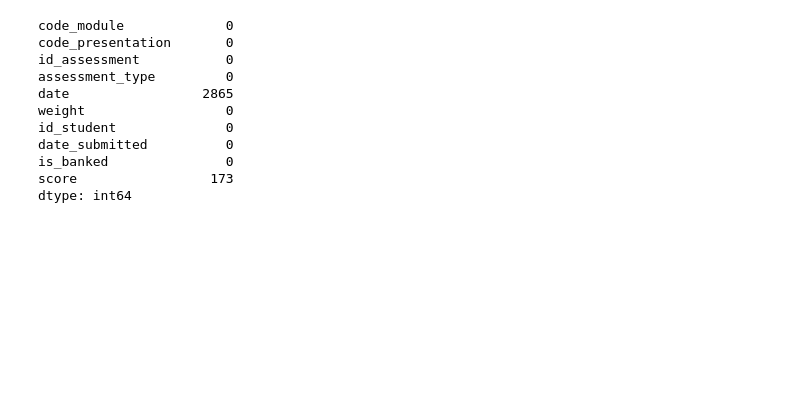
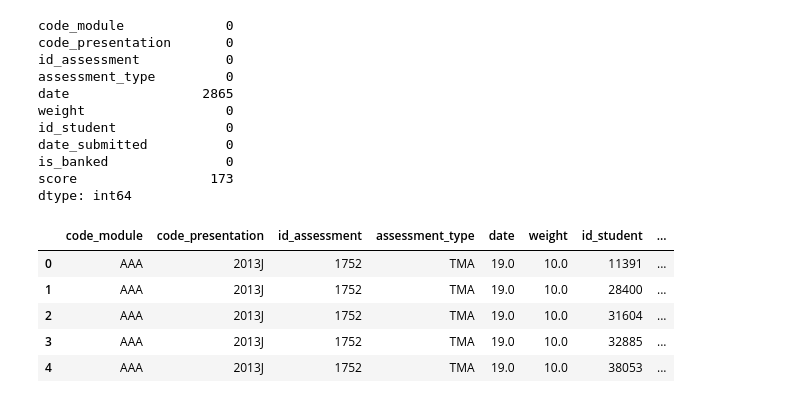
Before and after one commit to Katia-LOUNAS/oulad-network-exploration, a Jupyter notebook: notebooks/data_exploration.ipynb, the cells around one changed output. Saved outputs shown, nothing was run; the diff lists cells and outputs as text; code cells hidden in the pictures; blank space fills up the shorter version.

```diff
--- a/notebooks/data_exploration.ipynb
+++ b/notebooks/data_exploration.ipynb
@@ -210,3 +214,12 @@ date_submitted          0
 is_banked               0
 score                 173
 dtype: int64
+# %%
+student_assesment_data.head()
+# %% [output]
+|  | code_module | code_presentation | id_assessment | assessment_type | date | weight | id_student | ... |
+| 0 | AAA | 2013J | 1752 | TMA | 19.0 | 10.0 | 11391 | ... |
+| 1 | AAA | 2013J | 1752 | TMA | 19.0 | 10.0 | 28400 | ... |
+| 2 | AAA | 2013J | 1752 | TMA | 19.0 | 10.0 | 31604 | ... |
+| 3 | AAA | 2013J | 1752 | TMA | 19.0 | 10.0 | 32885 | ... |
+| 4 | AAA | 2013J | 1752 | TMA | 19.0 | 10.0 | 38053 | ... |
```
Also changed, not shown: parts of 2 cells of this notebook, 6 other files.
